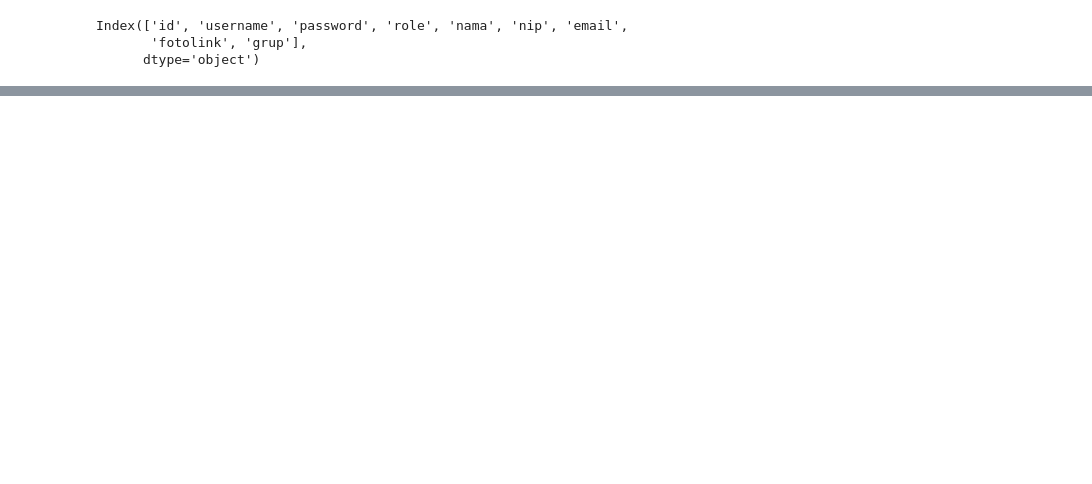
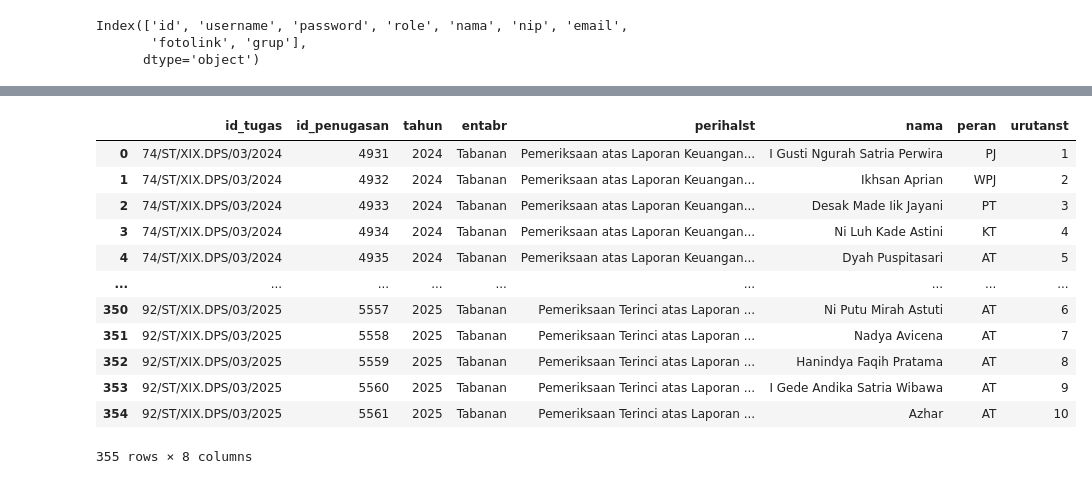
Before and after one commit to wiprada/awalokana_penilai_pemeriksa, a Jupyter notebook: backend/alat migrasi/migrasi_data_dari_db_satria.ipynb, the cells around one changed output, grey strips where cells are left out. Drawn from its saved outputs; the diff is of its cells as text; code cells hidden in the pictures; blank space fills up the shorter version.

```diff
--- a/backend/alat migrasi/migrasi_data_dari_db_satria.ipynb
+++ b/backend/alat migrasi/migrasi_data_dari_db_satria.ipynb
@@ -102,0 +90,19 @@ conn.commit()
+# %%
+df_penugasan = pd.merge(df_tugas_c, df_personil, left_on='id', right_on='idst', how='left')
+df_penugasan = df_penugasan[['idst', 'id_y', 'thn', 'entabr', 'perihalst', 'nama', 'peranabr', 'urutanst']]
+df_penugasan.columns = ['id_tugas', 'id_penugasan', 'tahun', 'entabr', 'perihalst', 'nama', 'peran', 'urutanst']
+df_penugasan
+# %% [output]
+|  | id_tugas | id_penugasan | tahun | entabr | perihalst | nama | peran | urutanst |
+| 0 | 74/ST/XIX.DPS/03/2024 | 4931 | 2024 | Tabanan | Pemeriksaan atas Laporan Keuangan... | I Gusti Ngurah Satria Perwira | PJ | 1 |
+| 1 | 74/ST/XIX.DPS/03/2024 | 4932 | 2024 | Tabanan | Pemeriksaan atas Laporan Keuangan... | Ikhsan Aprian | WPJ | 2 |
+| 2 | 74/ST/XIX.DPS/03/2024 | 4933 | 2024 | Tabanan | Pemeriksaan atas Laporan Keuangan... | Desak Made Iik Jayani | PT | 3 |
+| 3 | 74/ST/XIX.DPS/03/2024 | 4934 | 2024 | Tabanan | Pemeriksaan atas Laporan Keuangan... | Ni Luh Kade Astini | KT | 4 |
+| 4 | 74/ST/XIX.DPS/03/2024 | 4935 | 2024 | Tabanan | Pemeriksaan atas Laporan Keuangan... | Dyah Puspitasari | AT | 5 |
+| ... | ... | ... | ... | ... | ... | ... | ... | ... |
+| 350 | 92/ST/XIX.DPS/03/2025 | 5557 | 2025 | Tabanan | Pemeriksaan Terinci atas Laporan ... | Ni Putu Mirah Astuti | AT | 6 |
+| 351 | 92/ST/XIX.DPS/03/2025 | 5558 | 2025 | Tabanan | Pemeriksaan Terinci atas Laporan ... | Nadya Avicena | AT | 7 |
+| 352 | 92/ST/XIX.DPS/03/2025 | 5559 | 2025 | Tabanan | Pemeriksaan Terinci atas Laporan ... | Hanindya Faqih Pratama | AT | 8 |
+| 353 | 92/ST/XIX.DPS/03/2025 | 5560 | 2025 | Tabanan | Pemeriksaan Terinci atas Laporan ... | I Gede Andika Satria Wibawa | AT | 9 |
+| 354 | 92/ST/XIX.DPS/03/2025 | 5561 | 2025 | Tabanan | Pemeriksaan Terinci atas Laporan ... | Azhar | AT | 10 |
+355 rows × 8 columns
```
Also changed, not shown: parts of 14 cells of this notebook, 4 other files.
